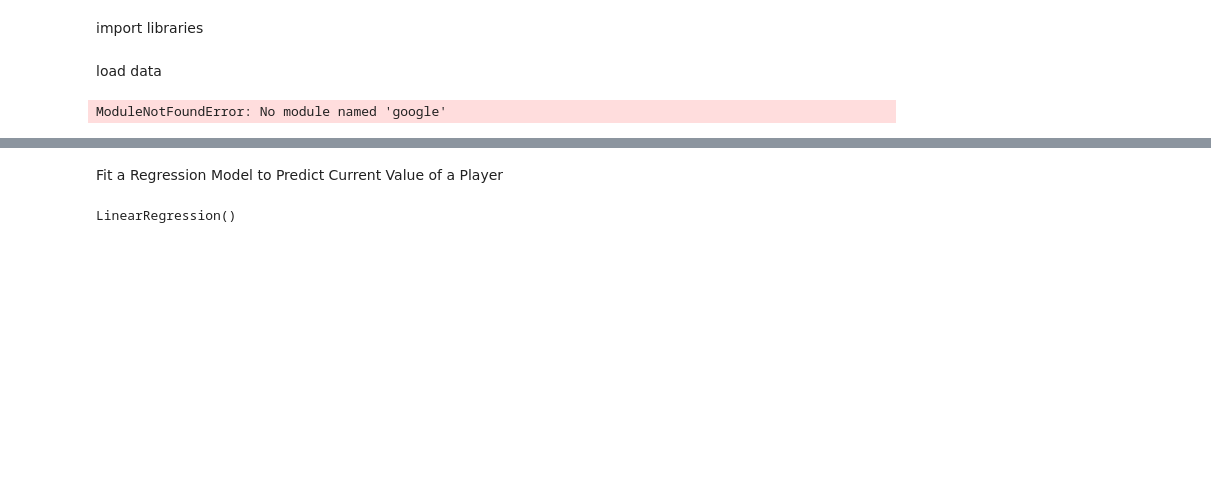
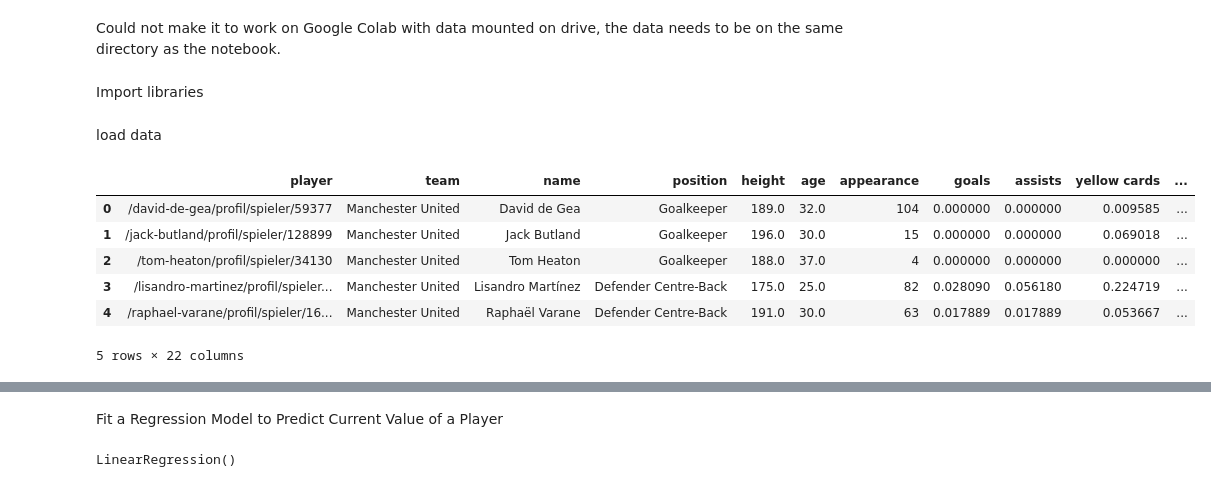
Before and after one commit to cetinus-gulin/ie423, a Jupyter notebook: task1-2/task1-gulin.ipynb, the cells around one changed output, grey strips where cells are left out. Cells and saved outputs as stored; diff of their text form; code cells hidden in the pictures; blank space fills up the shorter version.

Commit message:
reverted drive changes

```diff
--- a/task1-2/task1-gulin.ipynb
+++ b/task1-2/task1-gulin.ipynb
@@ -1,20 +1,26 @@
 # %% [markdown]
 <a href="https://colab.research.google.com/github/cetinus-gulin/ie423/blob/main/task1-2/task1-gulin.ipynb" target="_parent"><img src="https://colab.research.google.com/assets/colab-badge.svg" alt="Open In Colab"/></a>
+# %% [markdown]
+Could not make it to work on Google Colab with data mounted on drive, the data needs to be on the same directory as the notebook.
 # %% [markdown]
-import libraries
+Import libraries
 # %%
 import pandas as pd
 import numpy as np
 import matplotlib.pyplot as plt
 # %% [markdown]
 load data
-# %%
-from google.colab import drive
-drive.mount('/content/drive')
-dfValues = pd.read_csv('/content/drive/MyDrive/Colab Notebooks/data/tips/final_data.csv')
-dfValues.head()
-# %% [output]
-ModuleNotFoundError: No module named 'google'
+# %%
+dfValues = pd.read_csv('final_data.csv')
+dfValues.head()
+# %% [output]
+|  | player | team | name | position | height | age | appearance | goals | assists | yellow cards | ... |
+| 0 | /david-de-gea/profil/spieler/59377 | Manchester United | David de Gea | Goalkeeper | 189.0 | 32.0 | 104 | 0.000000 | 0.000000 | 0.009585 | ... |
+| 1 | /jack-butland/profil/spieler/128899 | Manchester United | Jack Butland | Goalkeeper | 196.0 | 30.0 | 15 | 0.000000 | 0.000000 | 0.069018 | ... |
+| 2 | /tom-heaton/profil/spieler/34130 | Manchester United | Tom Heaton | Goalkeeper | 188.0 | 37.0 | 4 | 0.000000 | 0.000000 | 0.000000 | ... |
+| 3 | /lisandro-martinez/profil/spieler... | Manchester United | Lisandro Martínez | Defender Centre-Back | 175.0 | 25.0 | 82 | 0.028090 | 0.056180 | 0.224719 | ... |
+| 4 | /raphael-varane/profil/spieler/16... | Manchester United | Raphaël Varane | Defender Centre-Back | 191.0 | 30.0 | 63 | 0.017889 | 0.017889 | 0.053667 | ... |
+5 rows × 22 columns
 # %%
 dfValues.describe(include='all')
 # %% [output]
```
Also changed, not shown: 2 other files.
